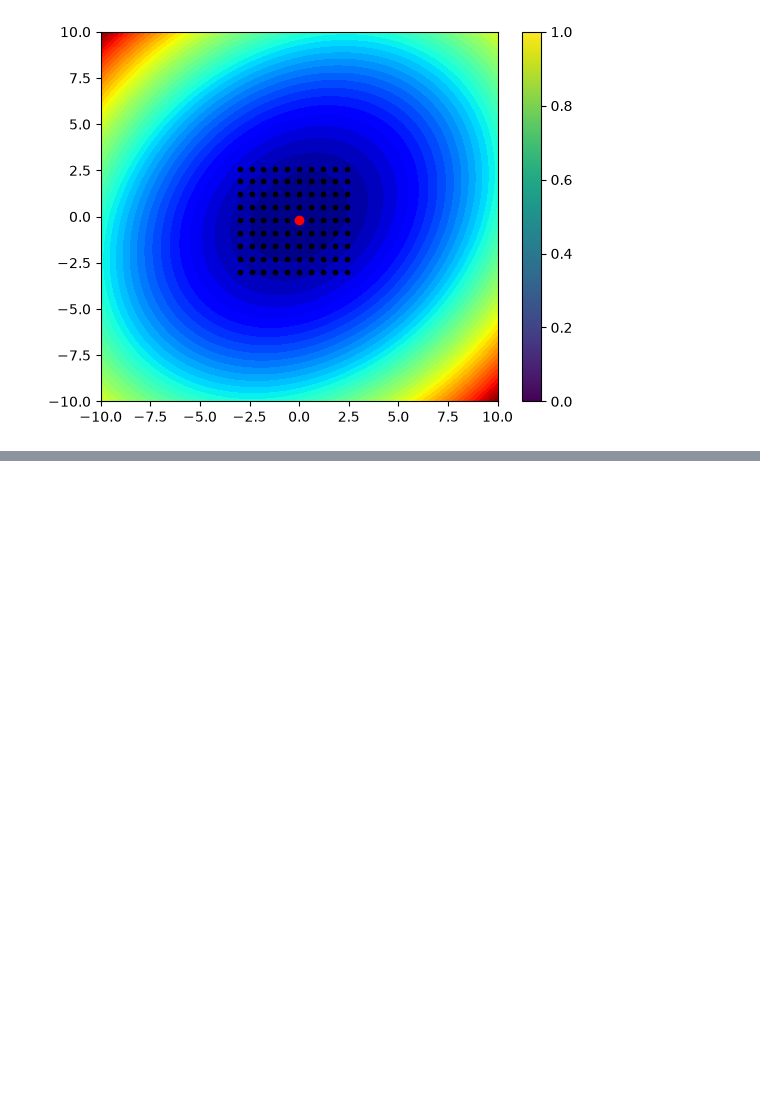
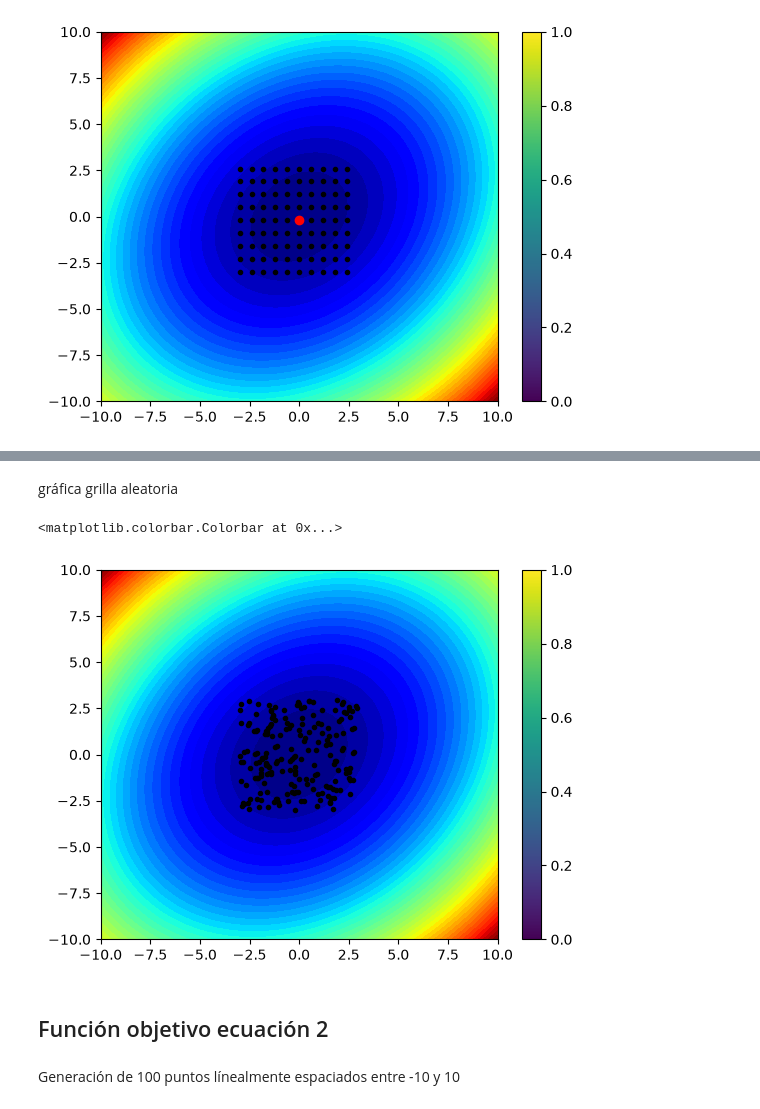
Before and after one commit to KevinHidalgoDS/optimizacion-ia, a Jupyter notebook: notebooks/01_Prct_parte1_2026_2S.ipynb, the cells around one changed output, grey strips where cells are left out. Cells and saved outputs as stored; diff of their text form; code cells hidden in the pictures; blank space fills up the shorter version.

```diff
--- a/notebooks/01_Prct_parte1_2026_2S.ipynb
+++ b/notebooks/01_Prct_parte1_2026_2S.ipynb
@@ -45,8 +45,9 @@
 import sys
 
 import matplotlib.pyplot as plt
+import matplotlib.patches as mpatches
+import matplotlib.lines as mlines
 import numpy as np
-from numpy.random import rand
 from src.utils import logger as log
 
 logger = log.LOGGER
@@ -54,4 +55,5 @@ config = log.CONFIG
 logger.info("Python %s on %s", sys.version, sys.platform)
 
 %matplotlib inline
+rng = np.random.default_rng(123)
 # %% [output]
@@ -199,0 +178,9 @@ plt.colorbar()
+# %%
+r_min, r_max = -3.0, 3.0
+x_sample = r_min + rng.random(200) * (r_max - r_min)
+y_sample = r_min + rng.random(200) * (r_max - r_min)
+
+x_t, y_t = np.meshgrid(x_sample, y_sample)
+
+#Calculamos la funcion
+feval_t=f(x_t,y_t)
@@ -200 +219,12 @@ plt.colorbar()
+# %% [markdown]
+gráfica grilla aleatoria
+# %%
+plt.contourf(X, Y, Z, levels=50, cmap='jet')
+plt.scatter(x_sample,y_sample,c='black',marker='.')
+plt.colorbar()
+# %% [output]
+<matplotlib.colorbar.Colorbar at 0x...>
+[figure, added]
+# %% [markdown]
+## Función objetivo ecuación 2
 # %%
@@ -221,3 +241,5 @@ def f(x: np.ndarray, y: np.ndarray) -> np.ndarray:
     return -np.cos(x) * np.cos(y) * np.exp(
         -((x - np.pi) ** 2 + (y - np.pi) ** 2)
     )
+# %% [markdown]
+Generación de 100 puntos línealmente espaciados entre -10 y 10
```
Also changed, not shown: parts of 44 cells of this notebook, 2 other files.
